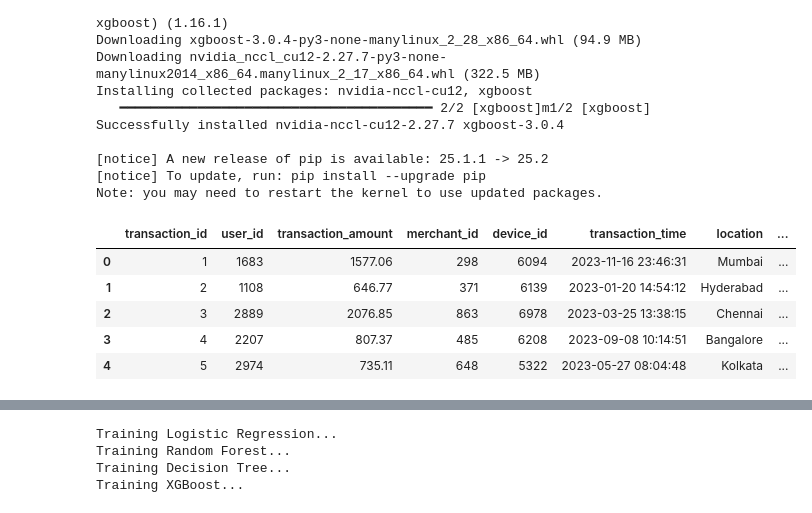
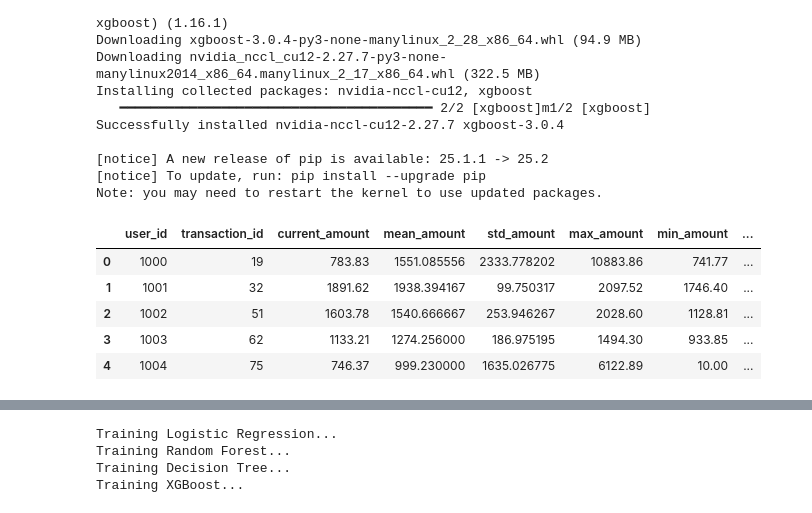
Before and after one commit to v-Shivaprasad/UPI-fraud_detection, a Jupyter notebook: train.ipynb, the cells around one changed output, grey strips where cells are left out. Saved outputs shown, nothing was run; the diff lists cells and outputs as text; code cells hidden in the pictures.

```diff
--- a/train.ipynb
+++ b/train.ipynb
@@ -50,12 +39,12 @@ from sklearn.metrics import classification_report,roc_auc_score
 import xgboost as xgb
 from sklearn.tree import DecisionTreeClassifier
 # %%
-df = pd.read_csv("synthetic_upi_fraud_dataset.csv")
+df = pd.read_csv("grouped_upi_dynamic.csv")
 df.head()
 # %% [output]
-|  | transaction_id | user_id | transaction_amount | merchant_id | device_id | transaction_time | location | ... |
-| 0 | 1 | 1683 | 1577.06 | 298 | 6094 | 2023-11-16 23:46:31 | Mumbai | ... |
-| 1 | 2 | 1108 | 646.77 | 371 | 6139 | 2023-01-20 14:54:12 | Hyderabad | ... |
-| 2 | 3 | 2889 | 2076.85 | 863 | 6978 | 2023-03-25 13:38:15 | Chennai | ... |
-| 3 | 4 | 2207 | 807.37 | 485 | 6208 | 2023-09-08 10:14:51 | Bangalore | ... |
-| 4 | 5 | 2974 | 735.11 | 648 | 5322 | 2023-05-27 08:04:48 | Kolkata | ... |
+|  | user_id | transaction_id | current_amount | mean_amount | std_amount | max_amount | min_amount | ... |
+| 0 | 1000 | 19 | 783.83 | 1551.085556 | 2333.778202 | 10883.86 | 741.77 | ... |
+| 1 | 1001 | 32 | 1891.62 | 1938.394167 | 99.750317 | 2097.52 | 1746.40 | ... |
+| 2 | 1002 | 51 | 1603.78 | 1540.666667 | 253.946267 | 2028.60 | 1128.81 | ... |
+| 3 | 1003 | 62 | 1133.21 | 1274.256000 | 186.975195 | 1494.30 | 933.85 | ... |
+| 4 | 1004 | 75 | 746.37 | 999.230000 | 1635.026775 | 6122.89 | 10.00 | ... |
```
Also changed, not shown: parts of 24 cells of this notebook, 5 other files.
